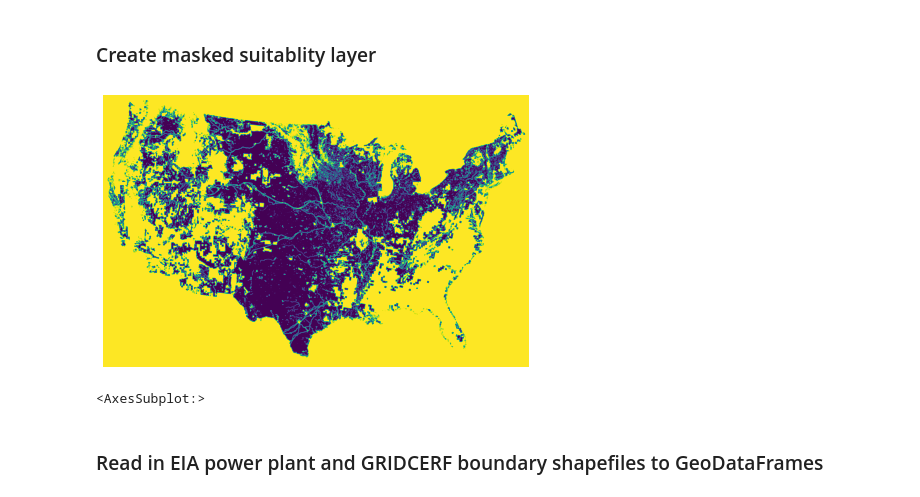
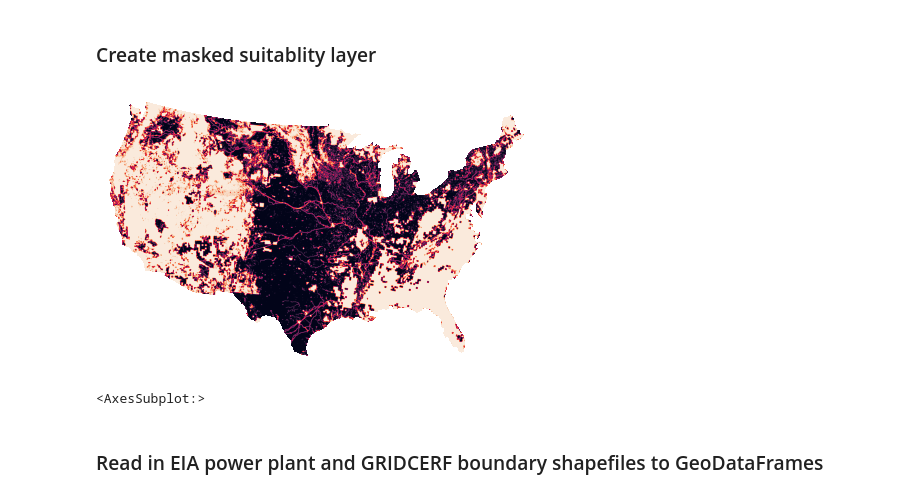
Before and after one commit to IMMM-SFA/vernon-etal_2023_scidata, a Jupyter notebook: notebooks/validation-wind.ipynb, the cells around one changed output. Cells and saved outputs as stored; diff of their text form; code cells hidden in the pictures.

```diff
--- a/notebooks/validation-wind.ipynb
+++ b/notebooks/validation-wind.ipynb
@@ -225,16 +225,21 @@ show(arr + land_mask_arr, ax)
 # %%
 mask_metadata.update({'dtype': 'float64'})
 
+# generate a land mask where land == 1 and other == nan
+with rasterio.open(template_raster) as src:
+    arr = src.read(1)
+    nodata_land = np.where(arr == 0, np.nan, arr)
+
 # write common raster incorporating land mask
 with rasterio.open(cerf_suitability_masked_file, 'w', **mask_metadata) as out:
-    out.write(common_arr + land_mask_arr, 1)
+    out.write((common_arr + land_mask_arr) * nodata_land, 1)
 
 # plot
 fig, ax = plt.subplots(figsize=(10, 5))
 ax.set_axis_off()
-show(common_arr + land_mask_arr, ax)
+show((common_arr + land_mask_arr) * nodata_land, ax)
 # %% [output]
-[figure, old version]
+[figure, new version]
 <AxesSubplot:>
 # %% [markdown]
 ### Read in EIA power plant and GRIDCERF boundary shapefiles to GeoDataFrames
```
Also changed, not shown: parts of 13 cells of this notebook, 4 other files.
